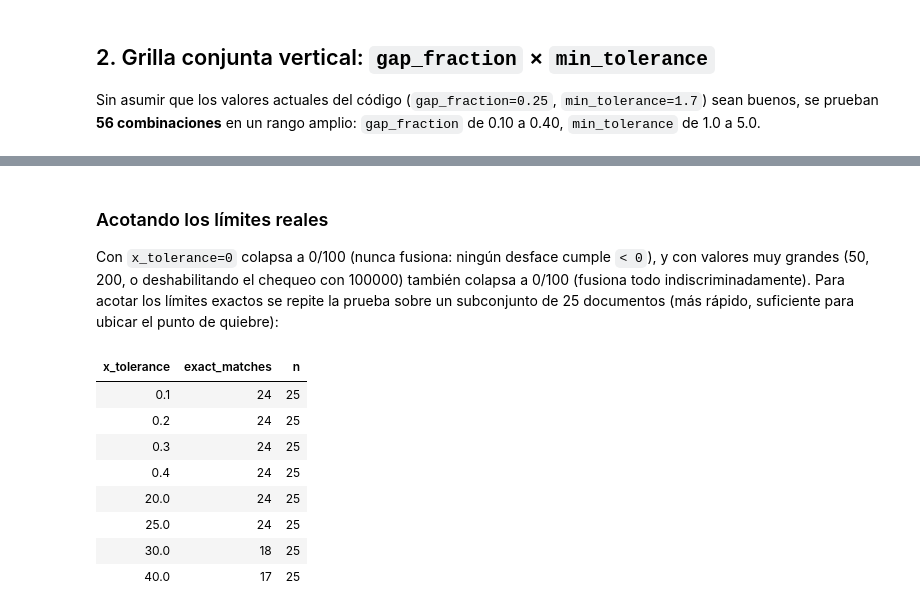
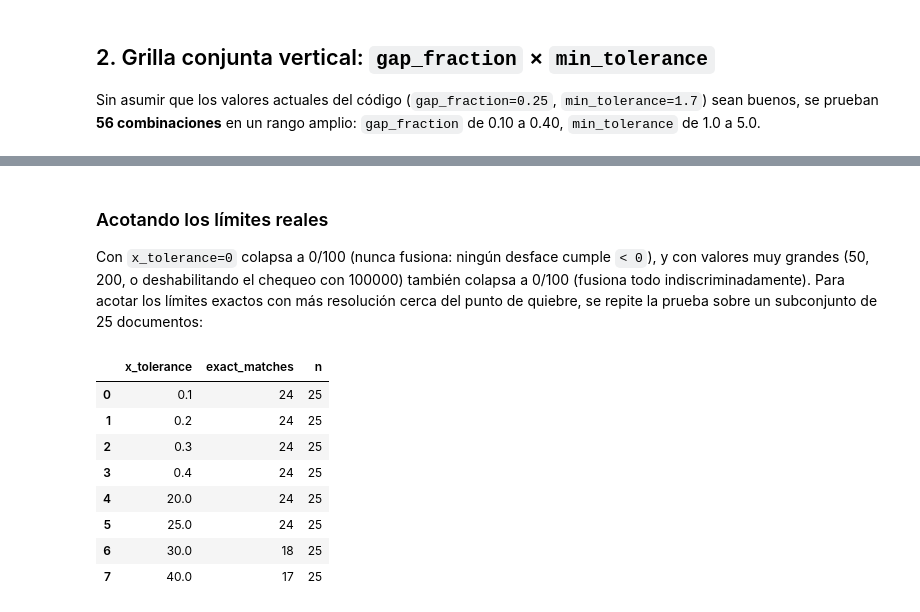
Before and after one commit to SamuelParrales/pdf-key-extraction, a Jupyter notebook: notebooks/calibrate_line_merge_tolerance.ipynb, the cells around one changed output, grey strips where cells are left out. Cells and saved outputs as stored; diff of their text form; code cells hidden in the pictures.

```diff
--- a/notebooks/calibrate_line_merge_tolerance.ipynb
+++ b/notebooks/calibrate_line_merge_tolerance.ipynb
@@ -22,5 +22,7 @@ fecha de este análisis).
 # %%
 import sys
+import json
+from collections import Counter
 from pathlib import Path
 
 import fitz
@@ -36,11 +38,9 @@ sys.path.insert(0, str(ROOT / "src"))
 
 from extract.layout_extractor import LayoutExtractor
 
-pdf_paths = sorted((ROOT / "data" / "pdfs").glob("*.pdf")) + sorted((ROOT / "evaluate" / "pdfs").glob("*.pdf"))
+pdf_paths = sorted((ROOT / "data" / "pdfs").glob("*.pdf"))
 labeled_dir_map = {}
 for p in (ROOT / "data" / "labeled").glob("*.json"):
-    labeled_dir_map[p.stem] = p
-for p in (ROOT / "evaluate" / "jsons").glob("*.json"):
     labeled_dir_map[p.stem] = p
 
 pairs = [(p, labeled_dir_map[p.stem]) for p in pdf_paths if p.stem in labeled_dir_map]
@@ -203,16 +253,16 @@ que los valores actuales (`font_size_factor=1.5`, `min_tolerance=6.0`) sean buen
 # %%
-font_size_factors = [0.5, 1.0, 1.5, 2.0, 2.5, 3.0]
-min_tolerances_x = [2.0, 4.0, 6.0, 8.0, 10.0, 12.0, 15.0, 20.0]
+min_tolerances_x = [0.5, 1.0, 2.0, 4.0, 6.0, 8.0, 10.0, 12.0, 15.0, 20.0, 25.0, 28.0, 30.0, 35.0, 50.0]
 
-grid_x = np.zeros((len(min_tolerances_x), len(font_size_factors)), dtype=int)
-for i, mt in enumerate(min_tolerances_x):
-    for j, ff in enumerate(font_size_factors):
-        y_fn = lambda td: estimate_y_tolerance_with_params(td, 1.7, 0.25)
-        x_fn = lambda td, mt=mt, ff=ff: estimate_x_tolerance_with_params(td, mt, ff)
-        grid_x[i, j] = score_exact_matches(y_fn, x_fn)
+rows = []
+for mt in min_tolerances_x:
+    y_fn = lambda td: estimate_y_tolerance_with_params(td, best_min_tolerance_y, best_gap_fraction)
+    x_fn = lambda td, mt=mt: estimate_x_tolerance_with_params(td, mt)
+    docs, matched_blocks, total_blocks = score_exact_matches(y_fn, x_fn)
+    rows.append({"min_tolerance_x": mt, "docs": docs, "bloques_correctos": matched_blocks})
 
-grid_x_df = pd.DataFrame(grid_x, index=min_tolerances_x, columns=font_size_factors)
-grid_x_df.index.name = "min_tolerance"
-grid_x_df.columns.name = "font_size_factor"
+grid_x_df = pd.DataFrame(rows)
+best_min_tolerance_x = grid_x_df.loc[grid_x_df["docs"].idxmax(), "min_tolerance_x"]
+best_docs_x = grid_x_df["docs"].max()
+
 grid_x_df
 # %% [output]
@@ -237,9 +289,9 @@ fuera de él.
 extreme_values = [0.0, 0.5, 1.0, 50.0, 200.0, 100000.0]
 rows = []
 for v in extreme_values:
-    y_fn = lambda td: estimate_y_tolerance_with_params(td, 1.7, 0.25)
+    y_fn = lambda td: estimate_y_tolerance_with_params(td, best_min_tolerance_y, best_gap_fraction)
     x_fn = lambda td, v=v: v  # tolerancia horizontal fija, sin depender del tamano de fuente
-    exact = score_exact_matches(y_fn, x_fn)
+    exact, matched_blocks, total_blocks = score_exact_matches(y_fn, x_fn)
     rows.append({"x_tolerance": v, "exact_matches": exact})
 
 x_extremes_df = pd.DataFrame(rows)
@@ -270,52 +322,52 @@ plt.show()
 
 Con `x_tolerance=0` colapsa a 0/100 (nunca fusiona: ningún desface cumple `< 0`), y con
 valores muy grandes (50, 200, o deshabilitando el chequeo con 100000) también colapsa a
-0/100 (fusiona todo indiscriminadamente). Para acotar los límites exactos se repite la
-prueba sobre un subconjunto de 25 documentos (más rápido, suficiente para ubicar el
-punto de quiebre):
+0/100 (fusiona todo indiscriminadamente). Para acotar los límites exactos con más
+resolución cerca del punto de quiebre, se repite la prueba sobre un subconjunto de 25
+documentos:
 # %%
 # subconjunto de 25 documentos para acotar rapido los limites
 subset_pairs = pairs[:25]
 
 def score_subset(x_tolerance_value):
-    y_fn = lambda td: estimate_y_tolerance_with_params(td, 1.7, 0.25)
+    y_fn = lambda td: estimate_y_tolerance_with_params(td, best_min_tolerance_y, best_gap_fraction)
     extractor.estimate_y_tolerance = y_fn
     extractor.estimate_x_tolerance = lambda td: x_tolerance_value
     exact = 0
     for pdf_path, json_path in subset_pairs:
         expected = load_expected(json_path)
         doc = fitz.open(pdf_path)
         actual_texts = []
         for page in doc:
             text_dict = page.get_text("dict")
             y_tolerance = extractor.estimate_y_tolerance(text_dict)
             x_tolerance = extractor.estimate_x_tolerance(text_dict)
             bboxes_to_remove = set()
             for block in text_dict["blocks"]:
                 if block["type"] != 0:
                     continue
                 result = extractor.extract_from_block(
                     block, page, bboxes_to_remove=bboxes_to_remove,
                     y_tolerance=y_tolerance, x_tolerance=x_tolerance,
                 )
                 actual_texts.extend(e["text"] for e in result)
         if sorted(actual_texts) == expected:
             exact += 1
     return exact
 
 rows = []
 for v in [0.1, 0.2, 0.3, 0.4, 20, 25, 30, 40]:
     rows.append({"x_tolerance": v, "exact_matches": score_subset(v), "n": len(subset_pairs)})
 
 x_boundary_df = pd.DataFrame(rows)
 x_boundary_df
 # %% [output]
-| x_tolerance | exact_matches | n |
-| 0.1 | 24 | 25 |
-| 0.2 | 24 | 25 |
-| 0.3 | 24 | 25 |
-| 0.4 | 24 | 25 |
-| 20.0 | 24 | 25 |
-| 25.0 | 24 | 25 |
-| 30.0 | 18 | 25 |
-| 40.0 | 17 | 25 |
+|  | x_tolerance | exact_matches | n |
+| 0 | 0.1 | 24 | 25 |
+| 1 | 0.2 | 24 | 25 |
+| 2 | 0.3 | 24 | 25 |
+| 3 | 0.4 | 24 | 25 |
+| 4 | 20.0 | 24 | 25 |
+| 5 | 25.0 | 24 | 25 |
+| 6 | 30.0 | 18 | 25 |
+| 7 | 40.0 | 17 | 25 |
```
Also changed, not shown: parts of 23 cells of this notebook.
